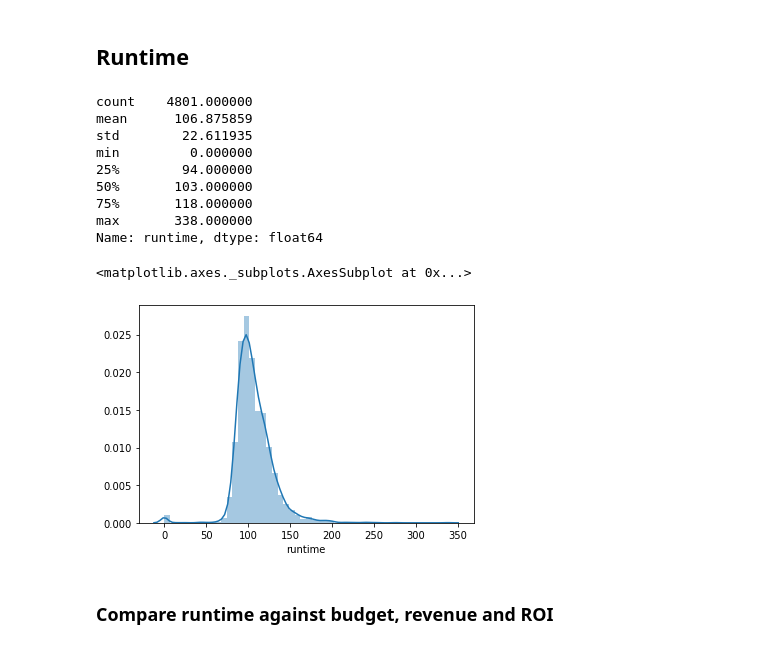
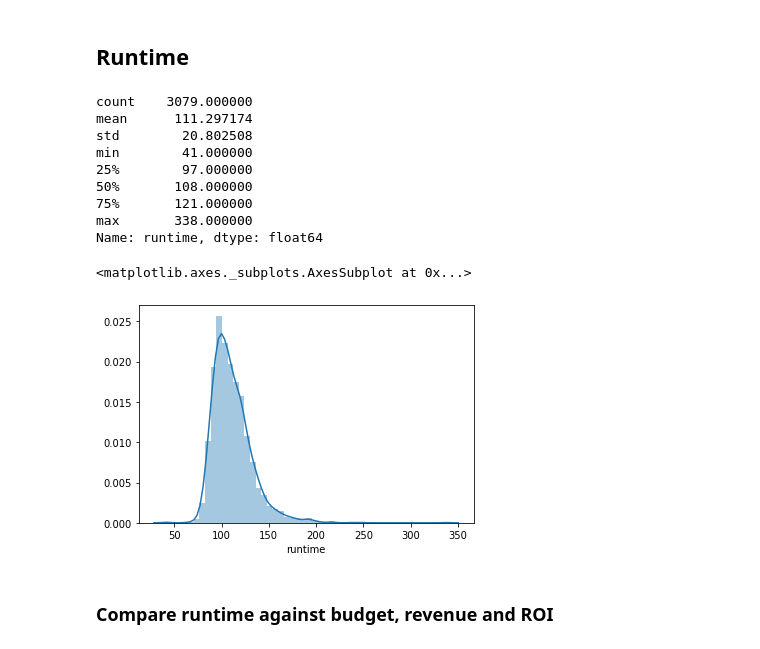
Before and after one commit to leyaof/movie-analysis, a Jupyter notebook: movie-analysis.ipynb, the cells around one changed output. Drawn from its saved outputs; the diff is of its cells as text; code cells hidden in the pictures.

Commit message:
modified variations of sub_data to 'data2'

```diff
--- a/movie-analysis.ipynb
+++ b/movie-analysis.ipynb
@@ -206,25 +206,27 @@ plt.show()
 [figure]
 # %%
 import seaborn as sns
+# %%
+data2 = data[(data['budget']>1e6 ) & (data['revenue']>1e4)][['title', 'budget', 'revenue','ROI', 'runtime','year']]
 # %% [markdown]
 ## Runtime
 # %%
-data['runtime'].describe()
+data2['runtime'].describe()
 # %% [output]
-count    4801.000000
-mean      106.875859
-std        22.611935
-min         0.000000
-25%        94.000000
-50%       103.000000
-75%       118.000000
+count    3079.000000
+mean      111.297174
+std        20.802508
+min        41.000000
+25%        97.000000
+50%       108.000000
+75%       121.000000
 max       338.000000
 Name: runtime, dtype: float64
 # %%
-sns.distplot(data.runtime)
+sns.distplot(data2.runtime)
 # %% [output]
 <matplotlib.axes._subplots.AxesSubplot at 0x...>
-[figure, old version]
+[figure, new version]
 # %% [markdown]
 ### Compare runtime against budget, revenue and ROI
 # %% [markdown]
```
Also changed, not shown: parts of 9 cells of this notebook.
